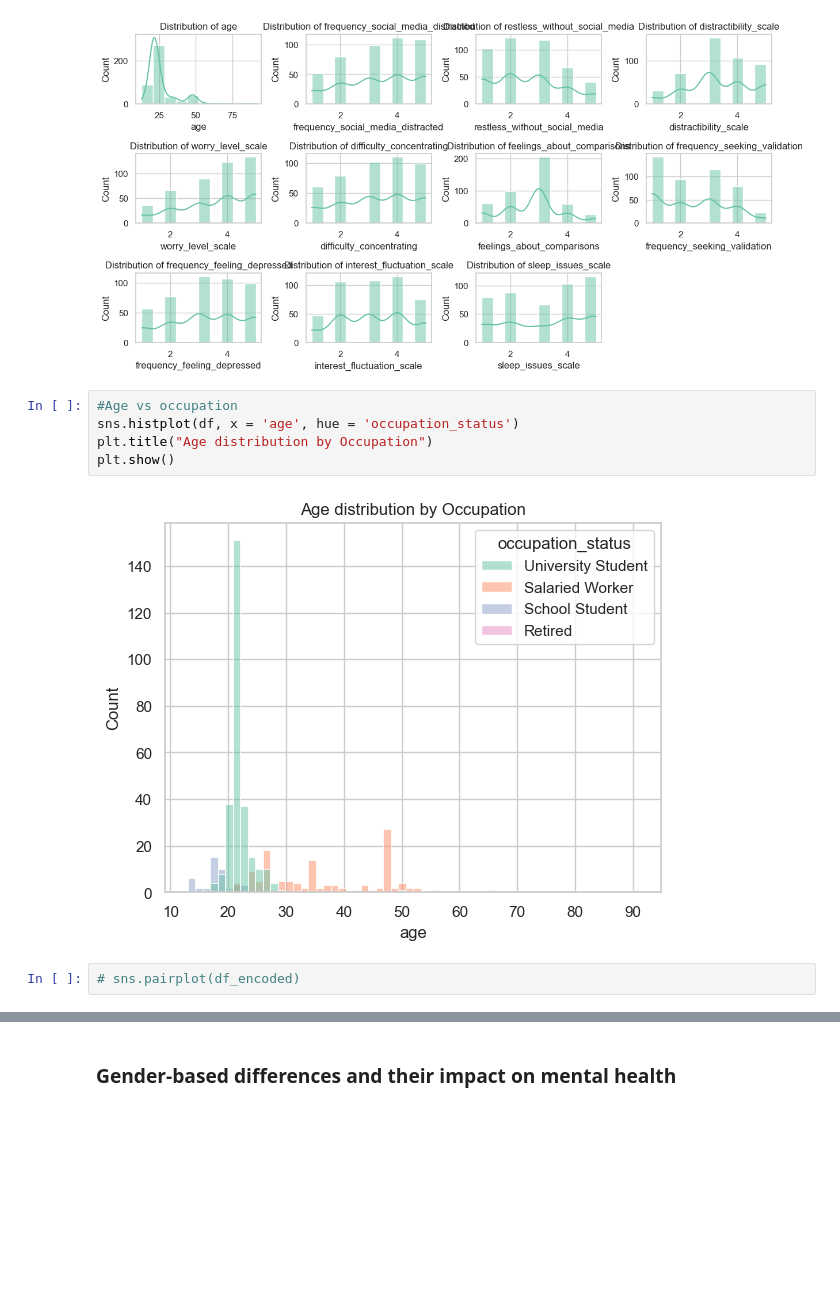
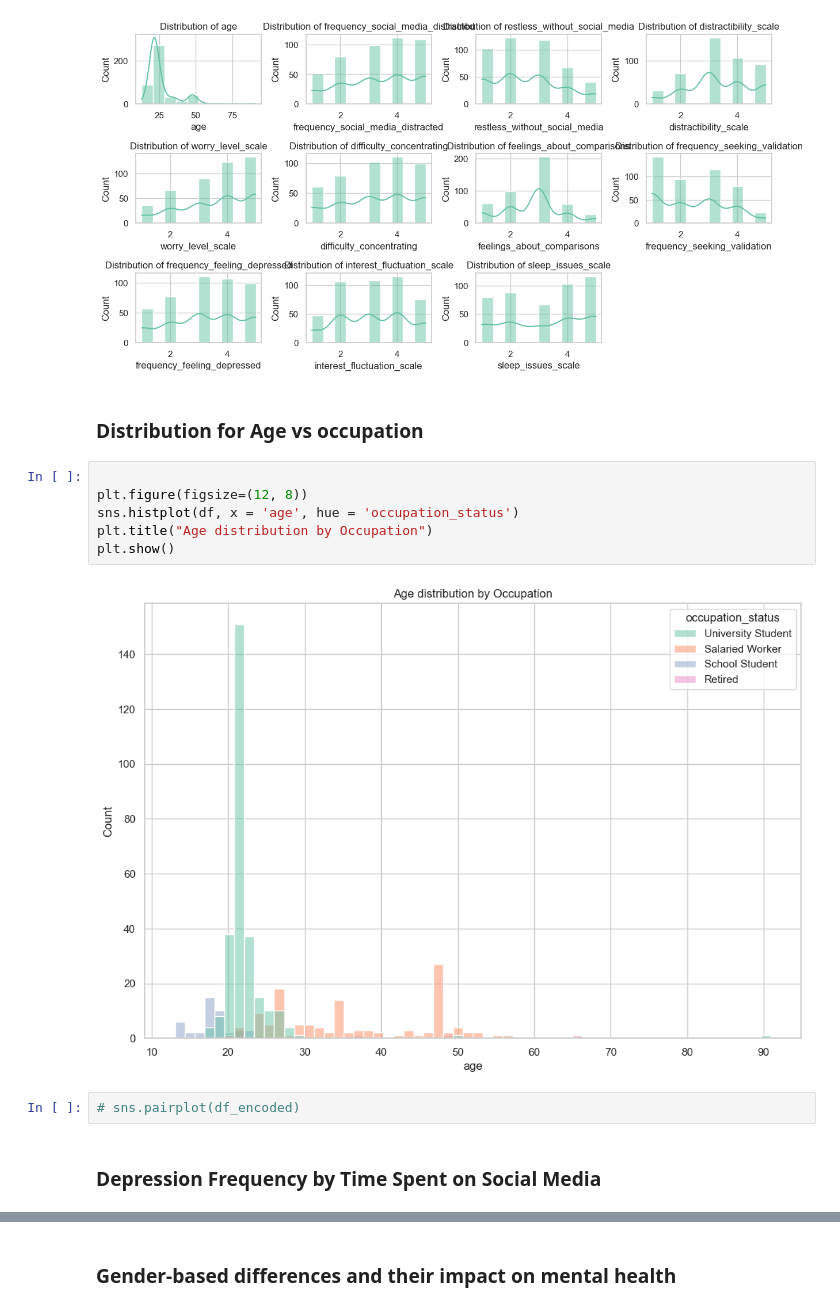
Before and after one commit to nirmal2i43a5/Predicting-Mental-Health-Risk-from-Social-Media-Behavior, a Jupyter notebook: mental_health_analysis.ipynb, the cells around one changed output, grey strips where cells are left out. Saved outputs shown, nothing was run; the diff lists cells and outputs as text; blank space fills up the shorter version.

```diff
--- a/mental_health_analysis.ipynb
+++ b/mental_health_analysis.ipynb
@@ -379,13 +379,18 @@ plt.tight_layout()
 plt.show()
 # %% [output]
 [figure]
+# %% [markdown]
+### Distribution for Age vs occupation
 # %%
-#Age vs occupation
+
+plt.figure(figsize=(12, 8))
 sns.histplot(df, x = 'age', hue = 'occupation_status')
 plt.title("Age distribution by Occupation")
 plt.show()
 # %% [output]
-[figure, old version]
+[figure, new version]
 # %%
 # sns.pairplot(df_encoded)
+# %% [markdown]
+### Depression Frequency by Time Spent on Social Media
 # %%
```
Also changed, not shown: parts of 12 cells of this notebook.
